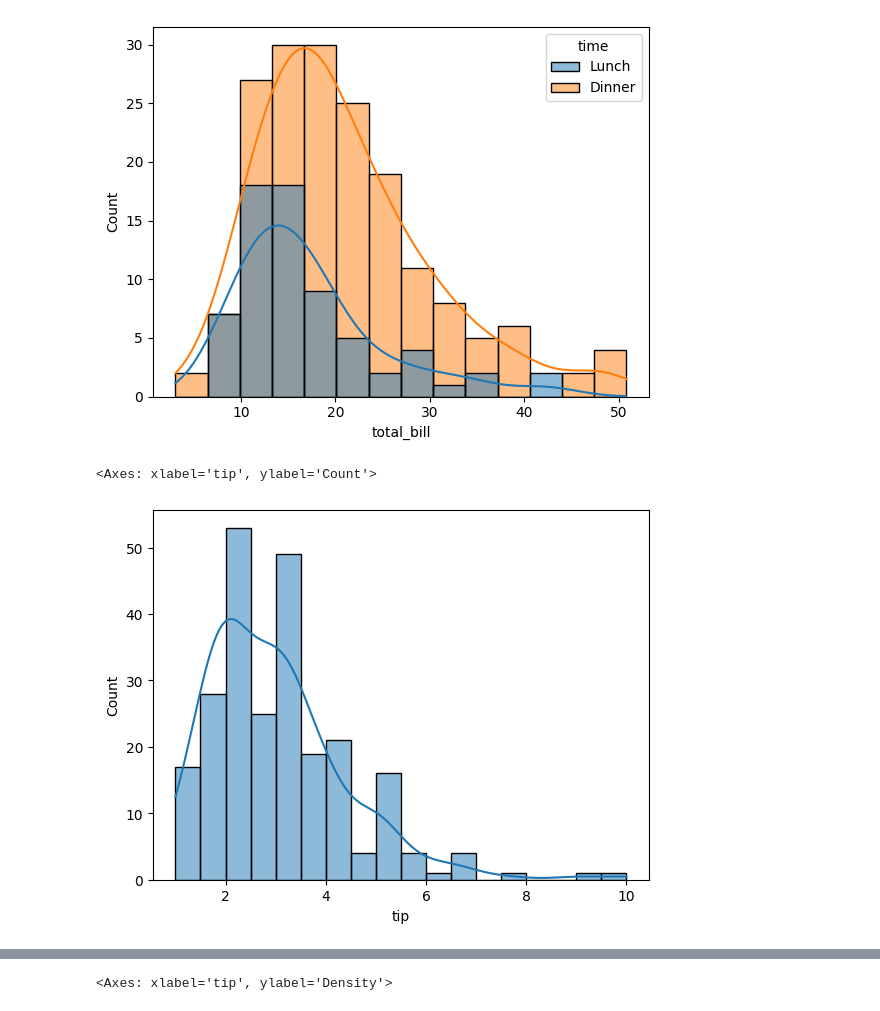
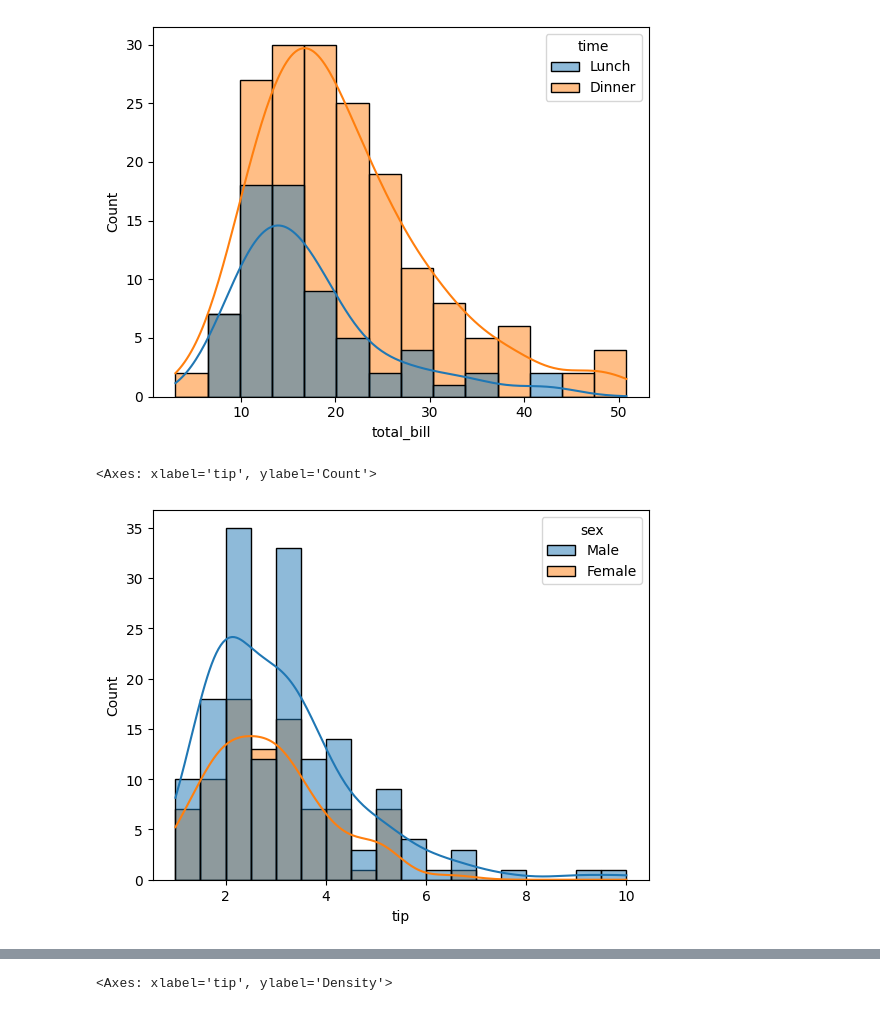
Before and after one commit to ShubhamSinghal12/DS_PP_AUG_25, a Jupyter notebook: Data Visualization/Seaborn.ipynb, the cells around one changed output, grey strips where cells are left out. Cells and saved outputs as stored; diff of their text form; code cells hidden in the pictures.

```diff
--- a/Data Visualization/Seaborn.ipynb
+++ b/Data Visualization/Seaborn.ipynb
@@ -104,8 +104,8 @@ sns.histplot(tips_data,x = 'total_bill',kde = True,hue = 'time')
 <Axes: xlabel='total_bill', ylabel='Count'>
 [figure]
 # %%
-sns.histplot(tips_data,x = 'tip',kde=True)
+sns.histplot(tips_data,x = 'tip',kde=True,hue = 'sex')
 # %% [output]
 <Axes: xlabel='tip', ylabel='Count'>
-[figure, old version]
+[figure, new version]
 # %%
```
Also changed, not shown: parts of 14 cells of this notebook.
